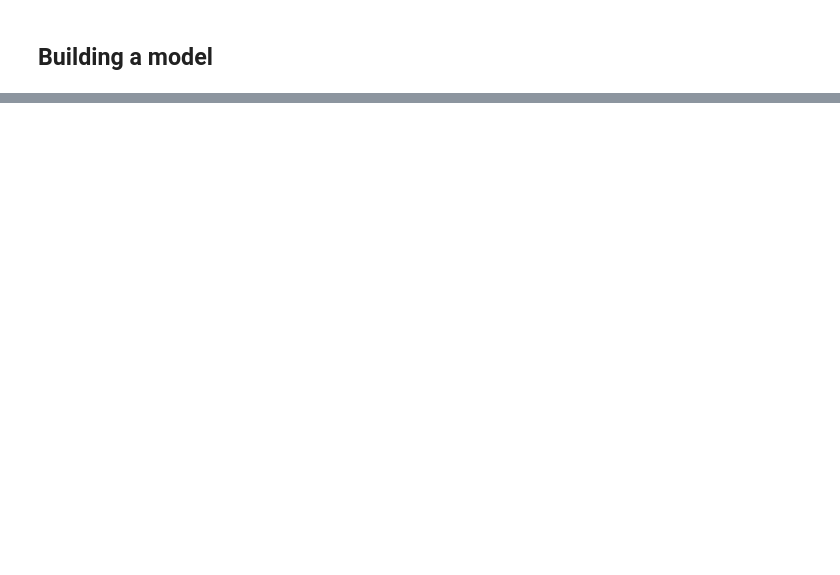
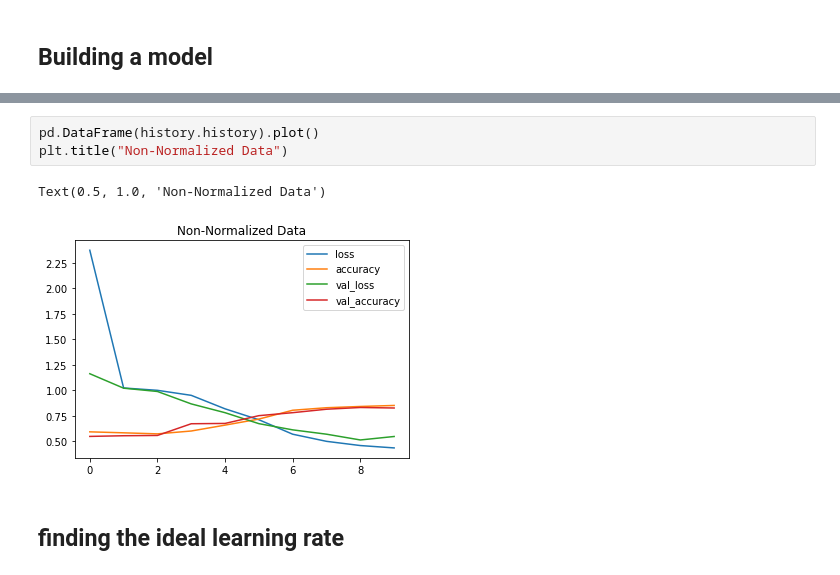
Before and after one commit to priteshkeleven/tf_course, a Jupyter notebook: neural_network_classification.ipynb, the cells around one changed output, grey strips where cells are left out. Drawn from its saved outputs; the diff is of its cells as text; blank space fills up the shorter version.

```diff
--- a/neural_network_classification.ipynb
+++ b/neural_network_classification.ipynb
@@ -568,0 +655,8 @@ Epoch 5/5
+# %%
+pd.DataFrame(history.history).plot()
+plt.title("Non-Normalized Data")
+# %% [output]
+Text(0.5, 1.0, 'Non-Normalized Data')
+[figure, added]
+# %% [markdown]
+## finding the ideal learning rate
```
Also changed, not shown: parts of 26 cells of this notebook.
